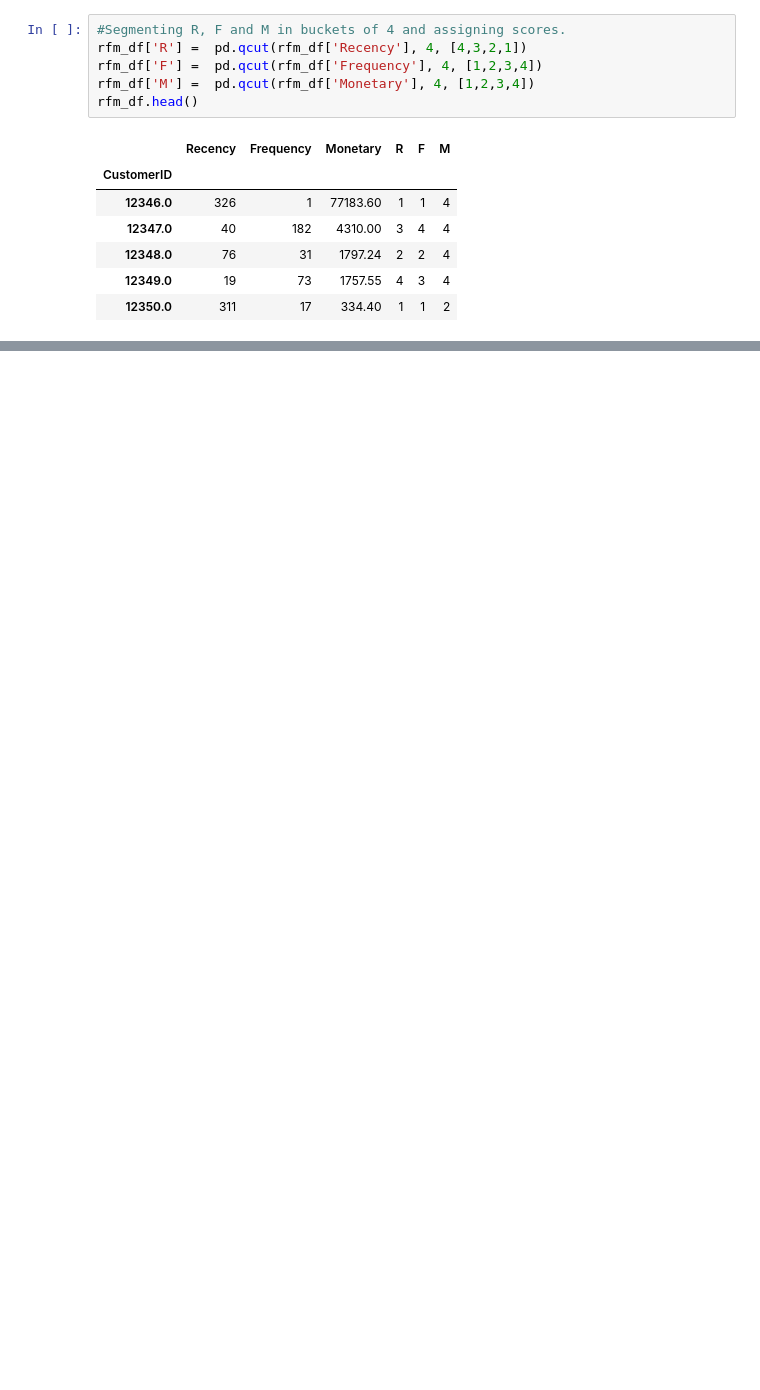
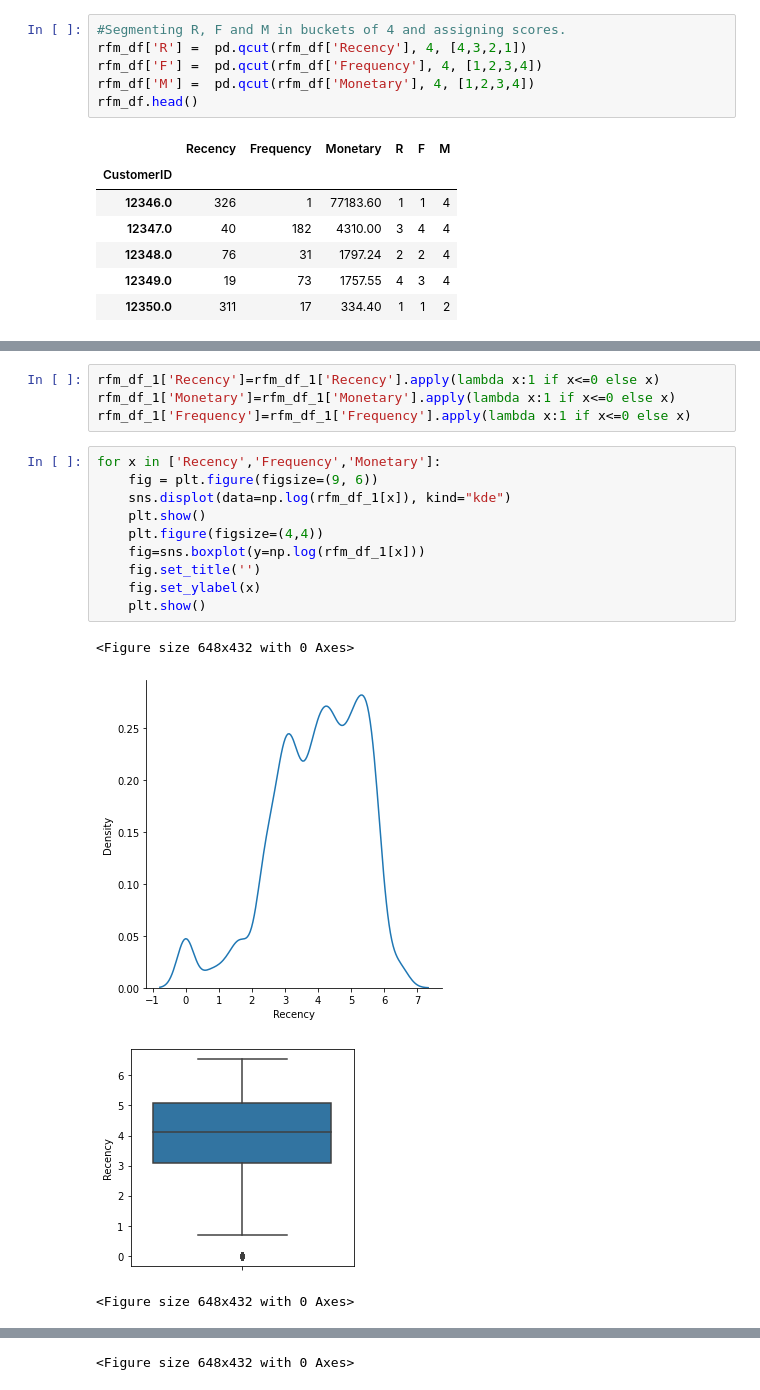
Before and after one commit to Rochakr4/Online-Retail-Customer-Segmentation, a Jupyter notebook: Online_Retail_Customer_Segmentation_Capstone_Project.ipynb, the cells around one changed output, grey strips where cells are left out. Drawn from its saved outputs; the diff is of its cells as text; blank space fills up the shorter version.

```diff
--- a/Online_Retail_Customer_Segmentation_Capstone_Project.ipynb
+++ b/Online_Retail_Customer_Segmentation_Capstone_Project.ipynb
@@ -465,0 +539,19 @@ rfm_df.head()
+# %%
+rfm_df_1['Recency']=rfm_df_1['Recency'].apply(lambda x:1 if x<=0 else x)
+rfm_df_1['Monetary']=rfm_df_1['Monetary'].apply(lambda x:1 if x<=0 else x)
+rfm_df_1['Frequency']=rfm_df_1['Frequency'].apply(lambda x:1 if x<=0 else x)
+# %%
+for x in ['Recency','Frequency','Monetary']:
+    fig = plt.figure(figsize=(9, 6))
+    sns.displot(data=np.log(rfm_df_1[x]), kind="kde")
+    plt.show()
+    plt.figure(figsize=(4,4))
+    fig=sns.boxplot(y=np.log(rfm_df_1[x]))
+    fig.set_title('')
+    fig.set_ylabel(x)
+    plt.show()
+# %% [output]
+<Figure size 648x432 with 0 Axes>
+[figure, added]
+[figure, added]
+<Figure size 648x432 with 0 Axes>
@@ -465,0 +560 @@ rfm_df.head()
+<Figure size 648x432 with 0 Axes>
```
Also changed, not shown: parts of 38 cells of this notebook.
